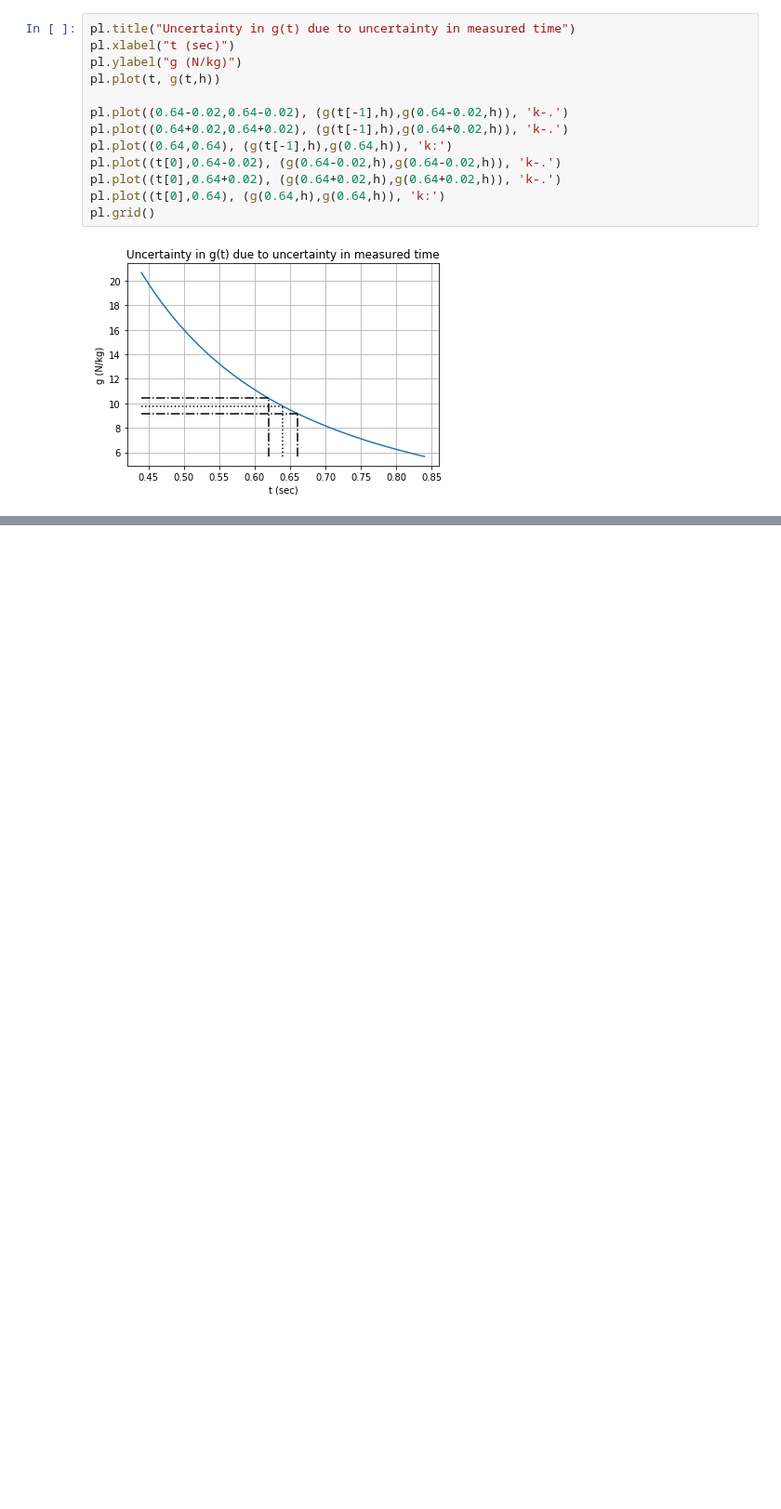
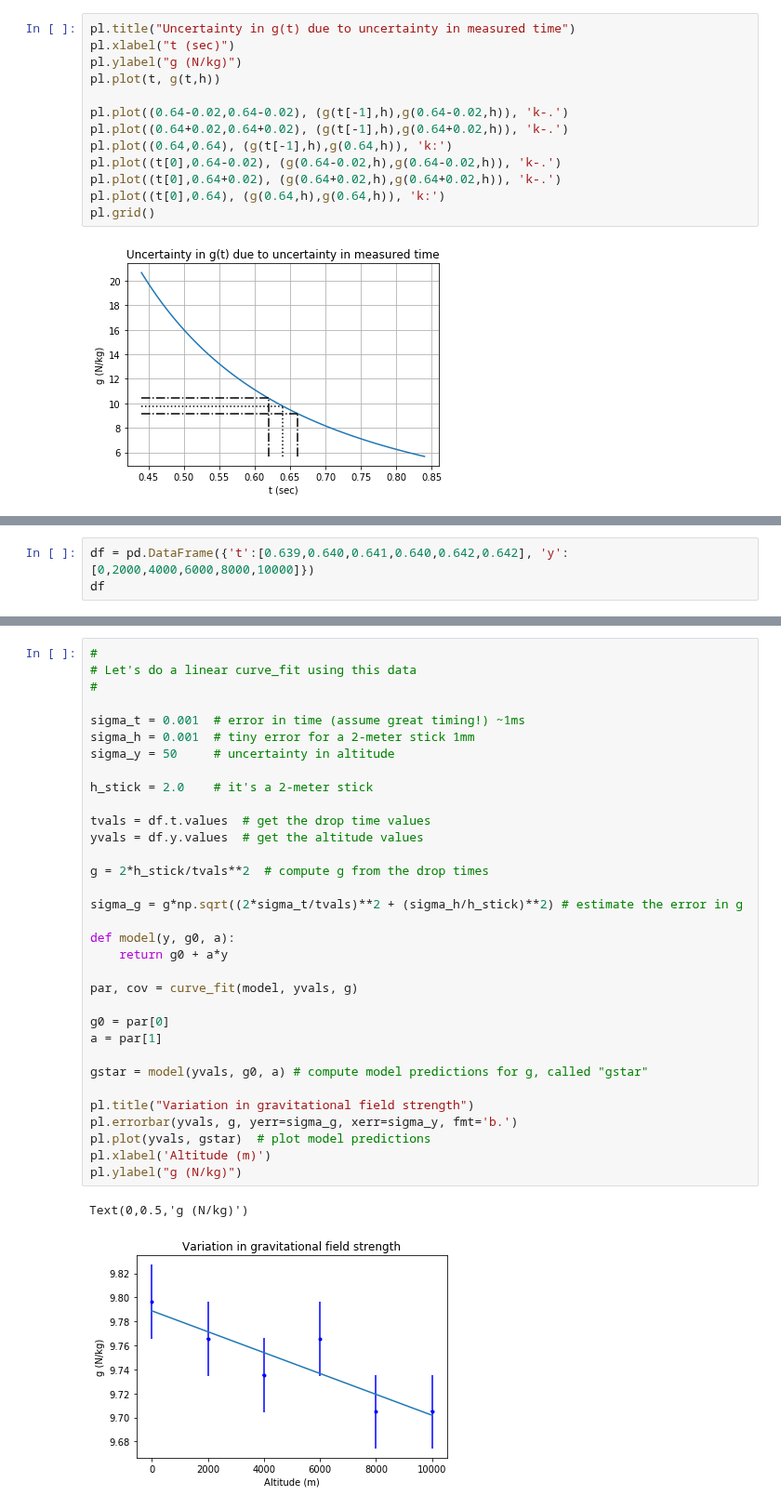
Before and after one commit to sspickle/instrumentation-projects, a Jupyter notebook: proj7/Stats-p7.ipynb, the cells around one changed output, grey strips where cells are left out. Shown at 93% size. Cells and saved outputs as stored; diff of their text form; blank space fills up the shorter version.

```diff
--- a/proj7/Stats-p7.ipynb
+++ b/proj7/Stats-p7.ipynb
@@ -136,0 +134,3 @@ print("sqrt(cov[0,0]) (should be sigma b)", sqrt(fcov[0,0]))
+# %%
+df = pd.DataFrame({'t':[0.639,0.640,0.641,0.640,0.642,0.642], 'y':[0,2000,4000,6000,8000,10000]})
+df
@@ -136,0 +145,36 @@ print("sqrt(cov[0,0]) (should be sigma b)", sqrt(fcov[0,0]))
+# %%
+#
+# Let's do a linear curve_fit using this data
+#
+
+sigma_t = 0.001  # error in time (assume great timing!) ~1ms
+sigma_h = 0.001  # tiny error for a 2-meter stick 1mm
+sigma_y = 50     # uncertainty in altitude
+
+h_stick = 2.0    # it's a 2-meter stick
+
+tvals = df.t.values  # get the drop time values
+yvals = df.y.values  # get the altitude values
+
+g = 2*h_stick/tvals**2  # compute g from the drop times
+
+sigma_g = g*np.sqrt((2*sigma_t/tvals)**2 + (sigma_h/h_stick)**2) # estimate the error in g
+
+def model(y, g0, a):
+    return g0 + a*y
+
+par, cov = curve_fit(model, yvals, g)
+
+g0 = par[0]
+a = par[1]
+
+gstar = model(yvals, g0, a) # compute model predictions for g, called "gstar"
+
+pl.title("Variation in gravitational field strength")
+pl.errorbar(yvals, g, yerr=sigma_g, xerr=sigma_y, fmt='b.')
+pl.plot(yvals, gstar)  # plot model predictions
+pl.xlabel('Altitude (m)')
+pl.ylabel("g (N/kg)")
+# %% [output]
+Text(0,0.5,'g (N/kg)')
+[figure, added]
```
Also changed, not shown: parts of 9 cells of this notebook, 1 other file.
